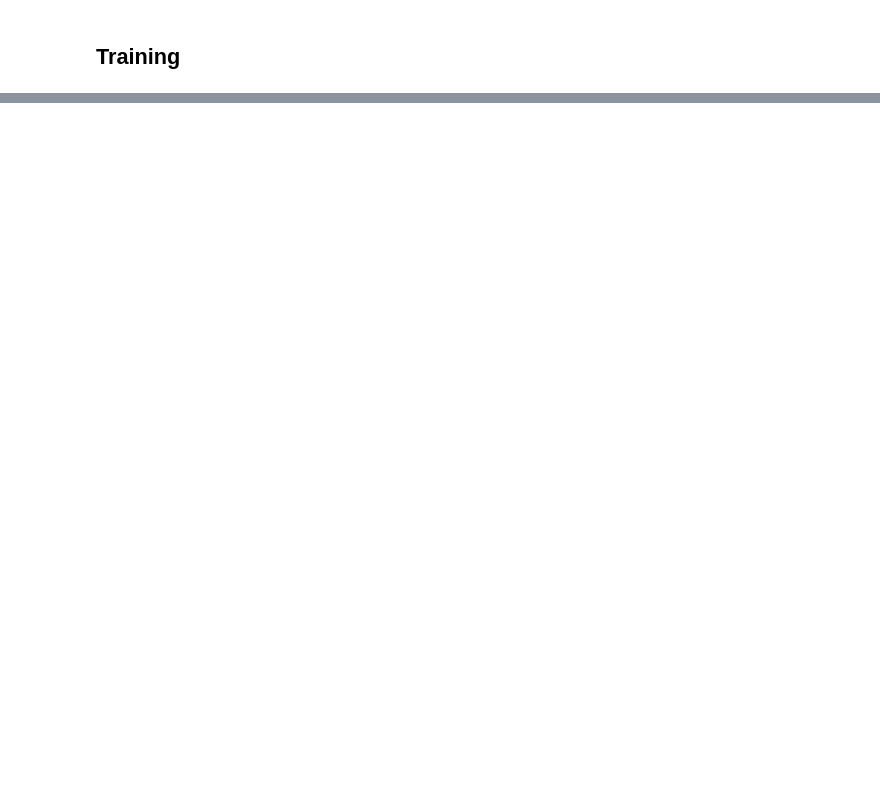
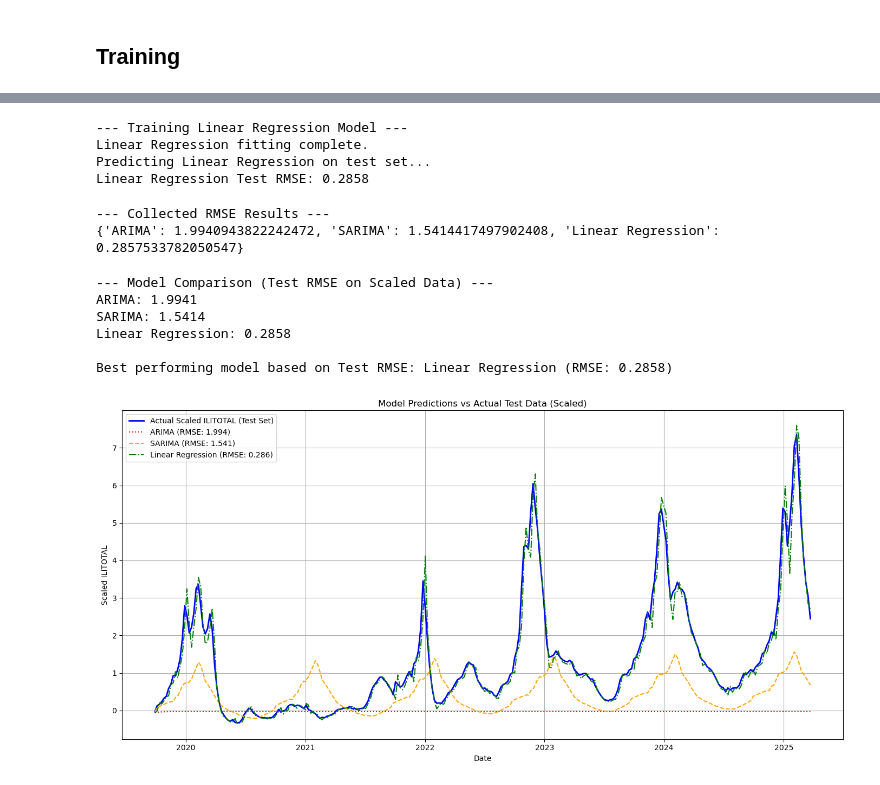
Before and after one commit to katemyer/DataScience, a Jupyter notebook: Capstone 3 Flu Time Series/Preprocessing and Training.ipynb, the cells around one changed output, grey strips where cells are left out. Saved outputs shown, nothing was run; the diff lists cells and outputs as text; code cells hidden in the pictures; blank space fills up the shorter version.

```diff
--- a/Capstone 3 Flu Time Series/Preprocessing and Training.ipynb
+++ b/Capstone 3 Flu Time Series/Preprocessing and Training.ipynb
@@ -496,0 +397,79 @@ print(mae)
+# %%
+# Model 3: Linear Regression
+
+print("\n--- Training Linear Regression Model ---")
+try:
+    lr_model = LinearRegression()
+    # Fit using pandas DataFrame (X_train_lr) and Series (y_train)
+    lr_model.fit(X_train_lr, y_train)
+    print("Linear Regression fitting complete.")
+
+    print("Predicting Linear Regression on test set...")
+    # Predict using pandas DataFrame (X_test_lr) -> returns NumPy array
+    lr_predictions = lr_model.predict(X_test_lr)
+
+    # Convert NumPy array output to pandas Series with y_test index for comparison/plotting
+    lr_predictions_series = pd.Series(lr_predictions, index=y_test.index)
+
+    # Calculate RMSE comparing y_test Series and the prediction Series
+    lr_rmse = np.sqrt(mean_squared_error(y_test, lr_predictions_series))
+    results['Linear Regression'] = lr_rmse
+    print(f"Linear Regression Test RMSE: {lr_rmse:.4f}")
+
+except Exception as e:
+    print(f"Error during Linear Regression processing: {e}")
+# %% [output]
+--- Training Linear Regression Model ---
+Linear Regression fitting complete.
+Predicting Linear Regression on test set...
+Linear Regression Test RMSE: 0.2858
+# %%
+# Print the entire results dictionary
+print("\n--- Collected RMSE Results ---")
+print(results)
+# %% [output]
+--- Collected RMSE Results ---
+{'ARIMA': 1.9940943822242472, 'SARIMA': 1.5414417497902408, 'Linear Regression': 0.2857533782050547}
+# %%
+# --- 11. Results Summary ---
+print("\n--- Model Comparison (Test RMSE on Scaled Data) ---")
+best_model_name = None
+lowest_rmse = float('inf')
+for model_name, rmse_value in results.items():
+    print(f"{model_name}: {rmse_value:.4f}")
+    if rmse_value < lowest_rmse:
+        lowest_rmse = rmse_value
+        best_model_name = model_name
+print(f"\nBest performing model based on Test RMSE: {best_model_name} (RMSE: {lowest_rmse:.4f})")
+# %% [output]
+--- Model Comparison (Test RMSE on Scaled Data) ---
+ARIMA: 1.9941
+SARIMA: 1.5414
+Linear Regression: 0.2858
+
+Best performing model based on Test RMSE: Linear Regression (RMSE: 0.2858)
+# %%
+# Plot predictions vs Actual on TEST SET
+
+# This plot compares how each model performed on the historical test data
+plt.figure(figsize=(14, 7))
+plt.plot(y_test.index, y_test, label='Actual Scaled ILITOTAL (Test Set)', color='blue', linewidth=2)
+# Add predictions if they exist in the results dictionary
+if 'ARIMA' in results and 'arima_predictions_series' in locals(): # Check if prediction exists
+    plt.plot(arima_predictions_series.index, arima_predictions_series, label=f'ARIMA (RMSE: {results["ARIMA"]:.3f})', color='red', linestyle=':')
+if 'SARIMA' in results and 'sarima_predictions_series' in locals(): # Check if prediction exists
+    plt.plot(sarima_predictions_series.index, sarima_predictions_series, label=f'SARIMA (RMSE: {results["SARIMA"]:.3f})', color='orange', linestyle='--')
+if 'SARIMAX' in results and 'sarimax_predictions_series' in locals(): # Check if prediction exists
+     plt.plot(sarimax_predictions_series.index, sarimax_predictions_series, label=f'SARIMAX (RMSE: {results["SARIMAX"]:.3f})', color='purple', linestyle='--')
+if 'Linear Regression' in results and 'lr_predictions_series' in locals(): # Check if prediction exists
+    plt.plot(lr_predictions_series.index, lr_predictions_series, label=f'Linear Regression (RMSE: {results["Linear Regression"]:.3f})', color='green', linestyle='-.')
+
+plt.title('Model Predictions vs Actual Test Data (Scaled)')
+plt.xlabel('Date')
+plt.ylabel('Scaled ILITOTAL')
+plt.legend()
+plt.grid(True)
+plt.tight_layout()
+plt.show()
+# %% [output]
+[figure, added]
```
Also changed, not shown: parts of 55 cells of this notebook.
